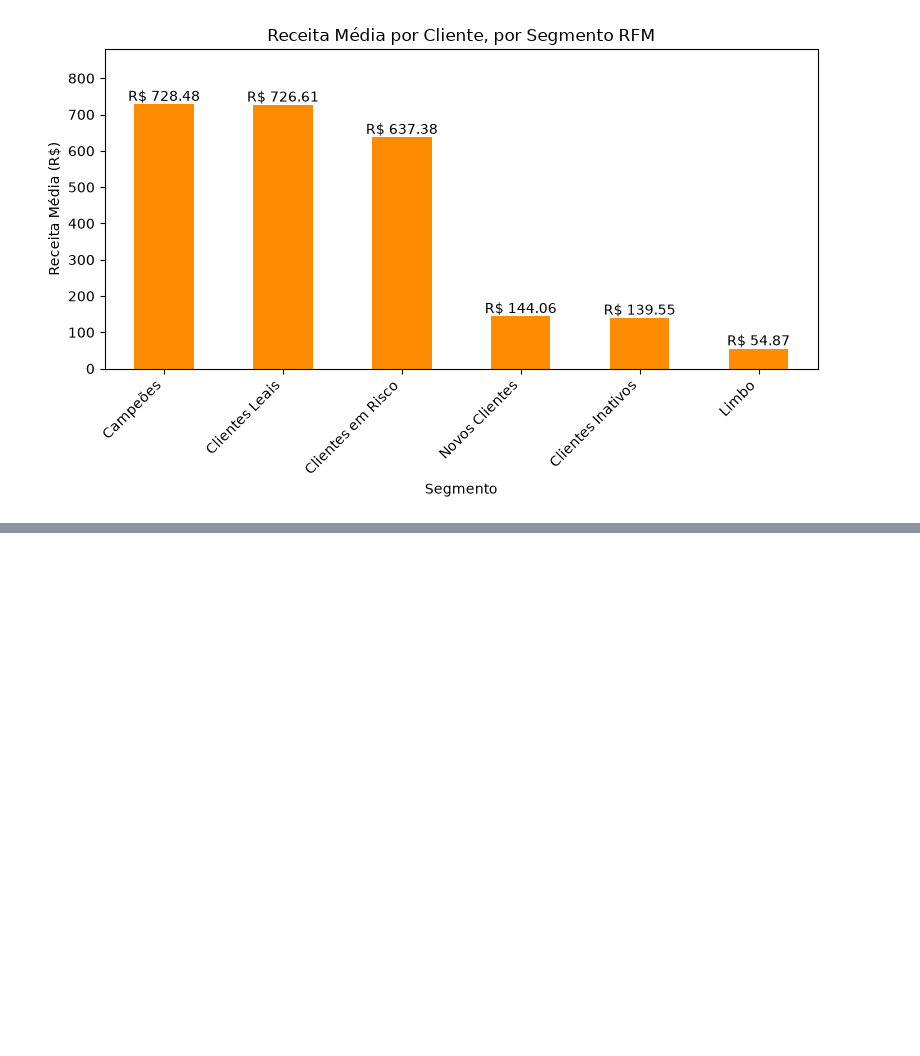
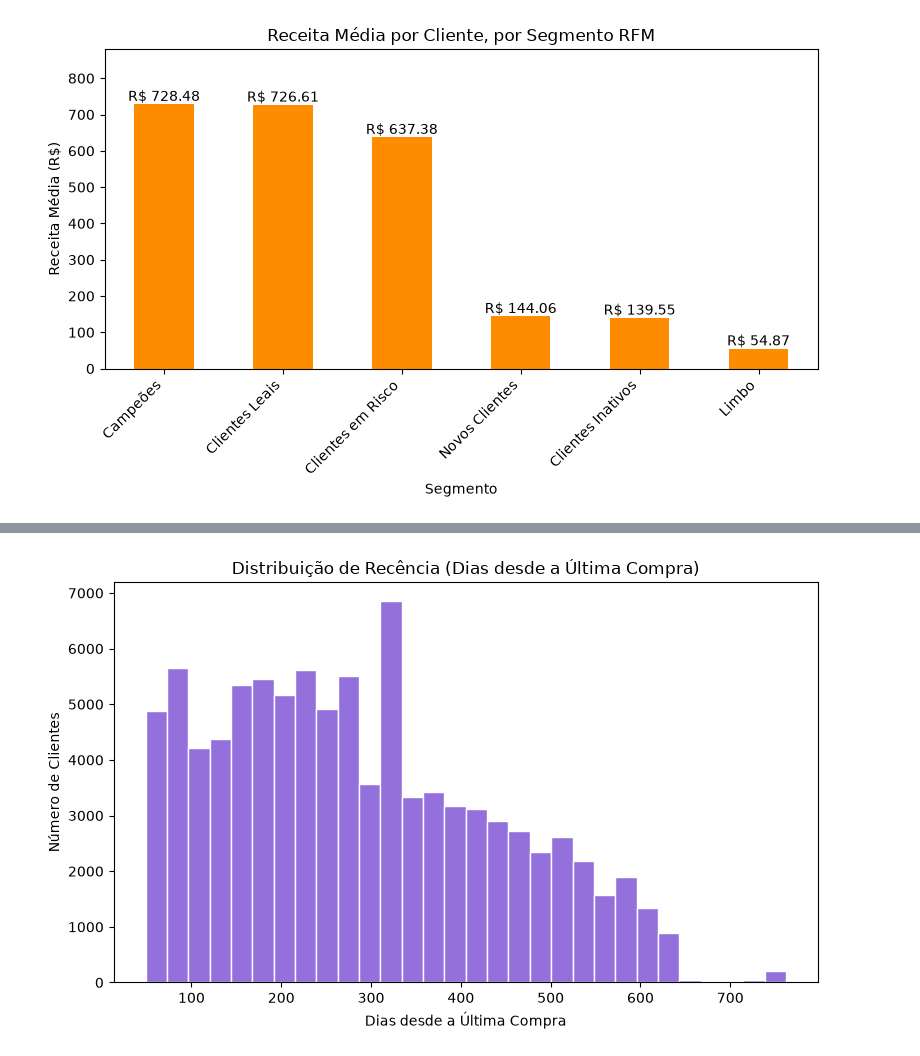
Before and after one commit to marialauraadev/analise_rfm_olist, a Jupyter notebook: notebooks/exploracao.ipynb, the cells around one changed output, grey strips where cells are left out. Saved outputs shown, nothing was run; the diff lists cells and outputs as text; code cells hidden in the pictures; blank space fills up the shorter version.

Commit message:
feat(exploração): estudando a sazonalidade

```diff
--- a/notebooks/exploracao.ipynb
+++ b/notebooks/exploracao.ipynb
@@ -98,0 +107,14 @@ têm baixo valor individual, mas sustentam o faturamento total por serem a maior
+# %%
+# pesquisando insights sobre sazonalidade
+
+plt.figure(figsize=(8, 5))
+plt.hist(df_rfm['days_last_purchase'], bins=30, color='mediumpurple', edgecolor='white')
+
+plt.title('Distribuição de Recência (Dias desde a Última Compra)')
+plt.xlabel('Dias desde a Última Compra')
+plt.ylabel('Número de Clientes')
+plt.tight_layout()
+
+plt.show()
+# %% [output]
+[figure, added]
```
Also changed, not shown: parts of 6 cells of this notebook.
